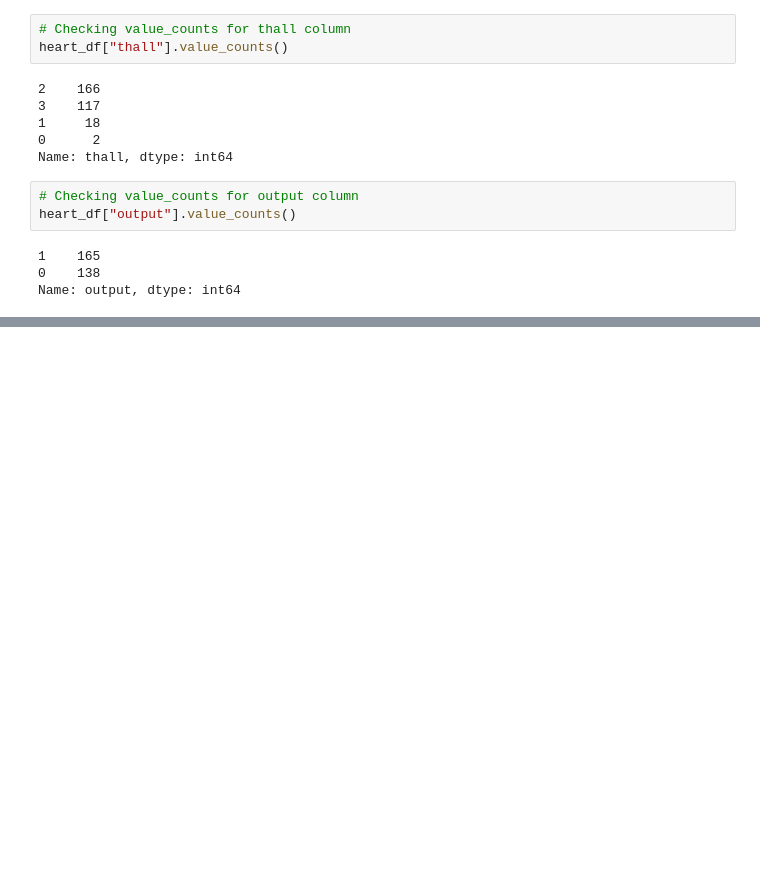
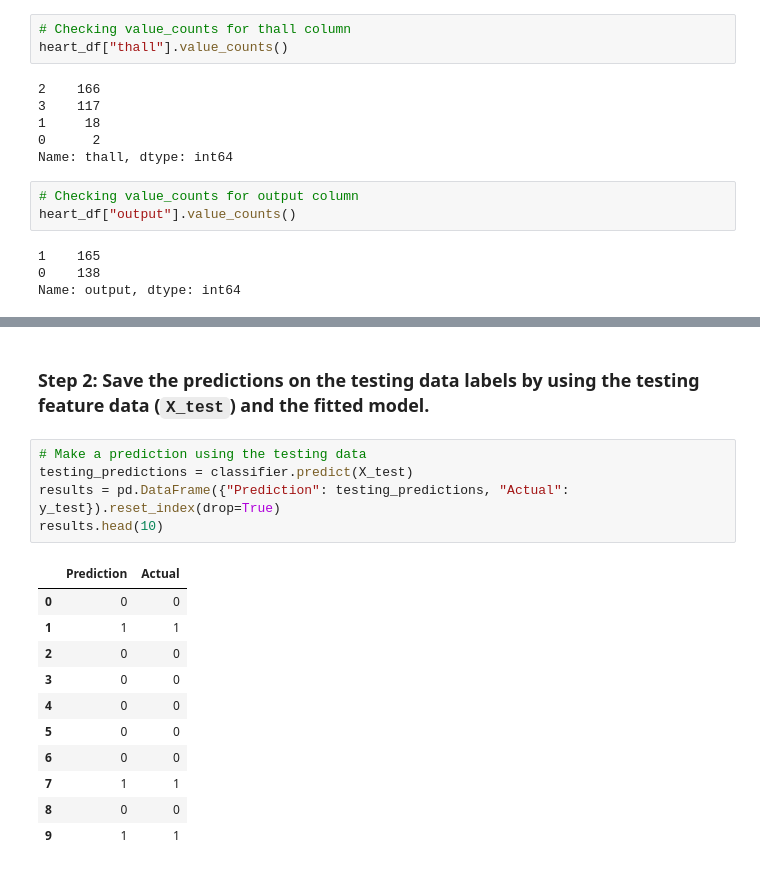
Before and after one commit to SandraBotica/ML_Project_4, a Jupyter notebook: heart.ipynb, the cells around one changed output, grey strips where cells are left out. Drawn from its saved outputs; the diff is of its cells as text; blank space fills up the shorter version.

```diff
--- a/heart.ipynb
+++ b/heart.ipynb
@@ -205,0 +286,19 @@ Name: output, dtype: int64
+# %% [markdown]
+### Step 2: Save the predictions on the testing data labels by using the testing feature data (`X_test`) and the fitted model.
+# %%
+# Make a prediction using the testing data
+testing_predictions = classifier.predict(X_test)
+results = pd.DataFrame({"Prediction": testing_predictions, "Actual": y_test}).reset_index(drop=True)
+results.head(10)
+# %% [output]
+|  | Prediction | Actual |
+| 0 | 0 | 0 |
+| 1 | 1 | 1 |
+| 2 | 0 | 0 |
+| 3 | 0 | 0 |
+| 4 | 0 | 0 |
+| 5 | 0 | 0 |
+| 6 | 0 | 0 |
+| 7 | 1 | 1 |
+| 8 | 0 | 0 |
+| 9 | 1 | 1 |
```
Also changed, not shown: parts of 55 cells of this notebook, 2 other files.
